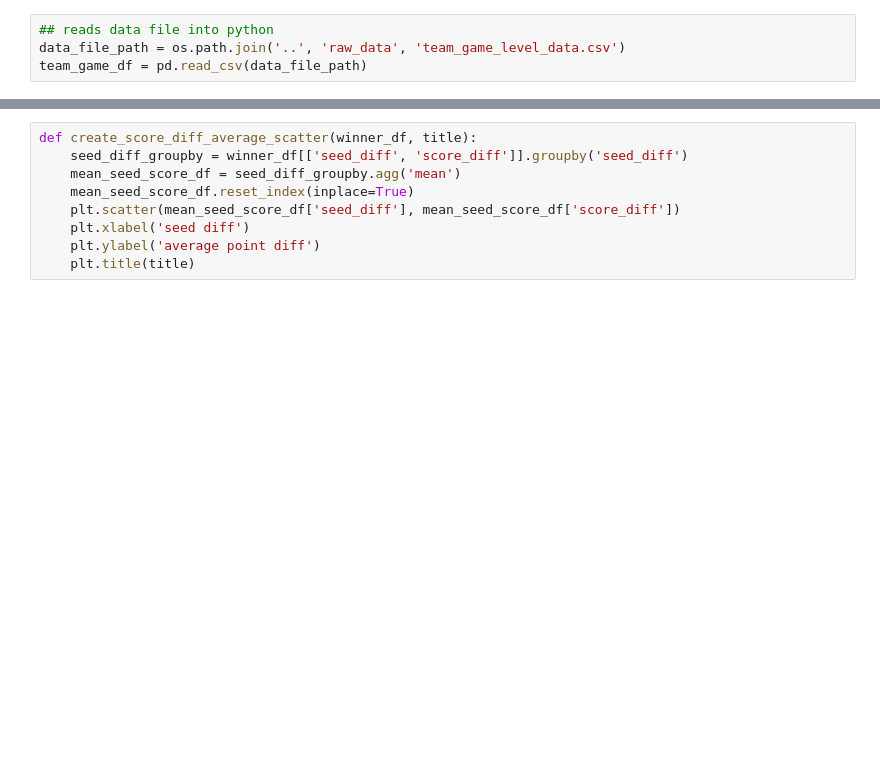
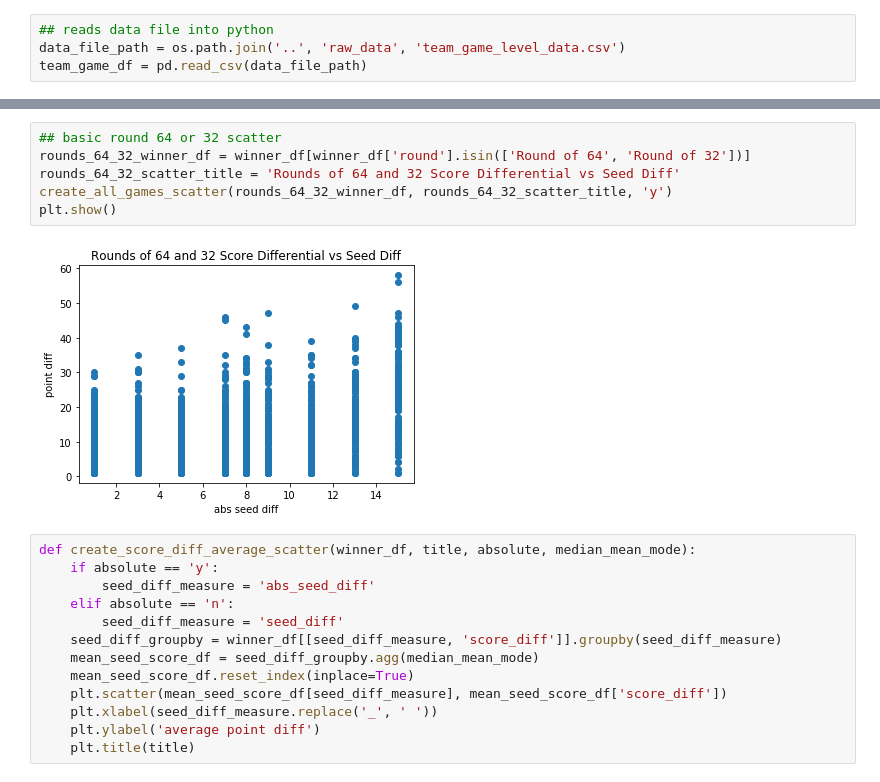
Before and after one commit to mmclaughlin87/march-madness-historical-perfomance, a Jupyter notebook: matchup_summary/point differential vs seed differential.ipynb, the cells around one changed output, grey strips where cells are left out. Cells and saved outputs as stored; diff of their text form; blank space fills up the shorter version.

```diff
--- a/matchup_summary/point differential vs seed differential.ipynb
+++ b/matchup_summary/point differential vs seed differential.ipynb
@@ -64,10 +85,22 @@ plt.show()
+# %%
+## basic round 64 or 32 scatter
+rounds_64_32_winner_df = winner_df[winner_df['round'].isin(['Round of 64', 'Round of 32'])]
+rounds_64_32_scatter_title = 'Rounds of 64 and 32 Score Differential vs Seed Diff'
+create_all_games_scatter(rounds_64_32_winner_df, rounds_64_32_scatter_title, 'y')
+plt.show()
+# %% [output]
+[figure, added]
 # %%
-def create_score_diff_average_scatter(winner_df, title):
-    seed_diff_groupby = winner_df[['seed_diff', 'score_diff']].groupby('seed_diff')
-    mean_seed_score_df = seed_diff_groupby.agg('mean')
+def create_score_diff_average_scatter(winner_df, title, absolute, median_mean_mode):
+    if absolute == 'y':
+        seed_diff_measure = 'abs_seed_diff'
+    elif absolute == 'n':
+        seed_diff_measure = 'seed_diff'
+    seed_diff_groupby = winner_df[[seed_diff_measure, 'score_diff']].groupby(seed_diff_measure)
+    mean_seed_score_df = seed_diff_groupby.agg(median_mean_mode)
     mean_seed_score_df.reset_index(inplace=True)
-    plt.scatter(mean_seed_score_df['seed_diff'], mean_seed_score_df['score_diff'])
-    plt.xlabel('seed diff')
+    plt.scatter(mean_seed_score_df[seed_diff_measure], mean_seed_score_df['score_diff'])
+    plt.xlabel(seed_diff_measure.replace('_', ' '))
     plt.ylabel('average point diff')
     plt.title(title)
 # %%
```
Also changed, not shown: parts of 21 cells of this notebook, 1 other file.
